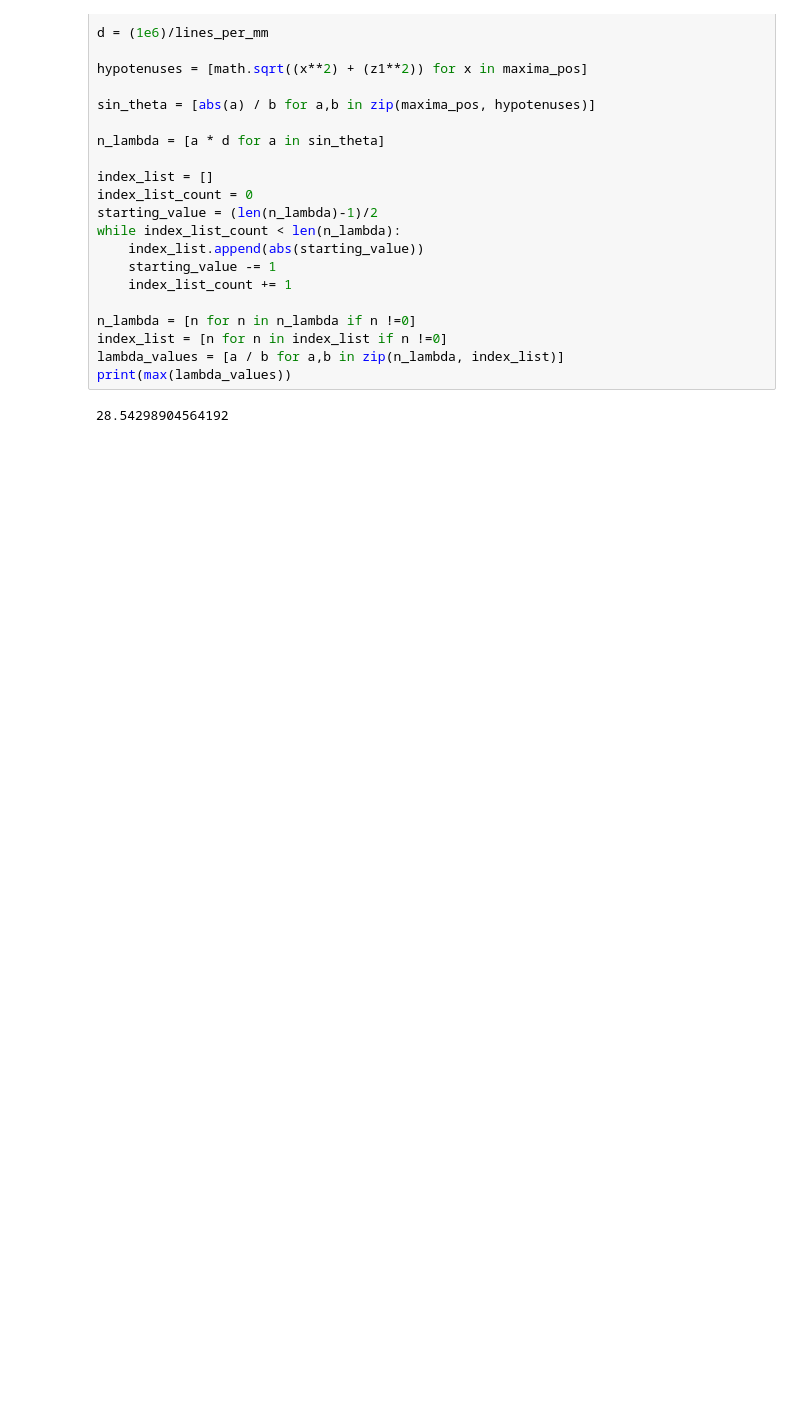
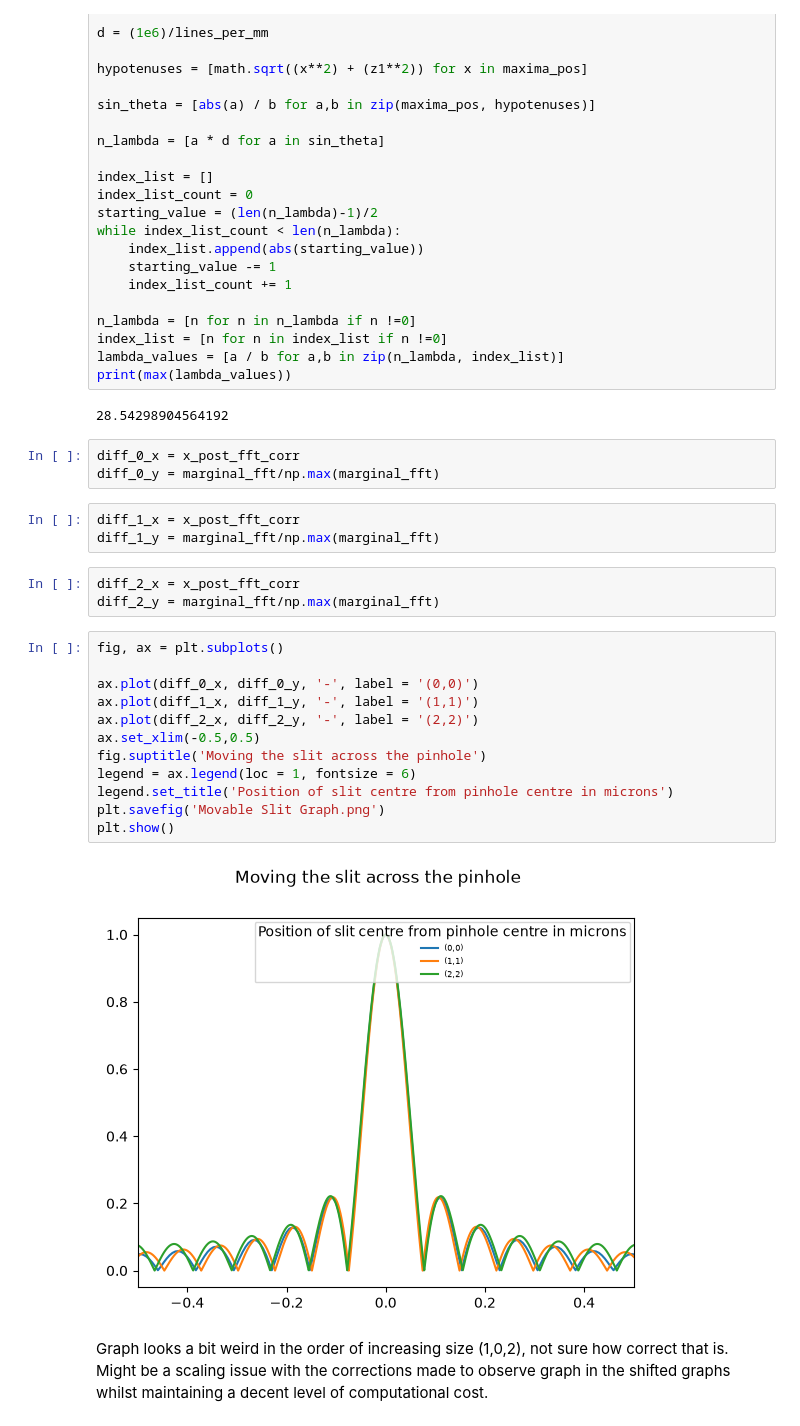
Before and after one commit to cosmosian-42/fraunhofer_diffraction, a Jupyter notebook: gaussian_beam/applying_a_mask.ipynb, the cells around one changed output. Cells and saved outputs as stored; diff of their text form; blank space fills up the shorter version.

Commit message:
Ran files on various beam sizes to compare- possible scaling issue

```diff
--- a/gaussian_beam/applying_a_mask.ipynb
+++ b/gaussian_beam/applying_a_mask.ipynb
@@ -465,3 +465,28 @@ lambda_values = [a / b for a,b in zip(n_lambda, index_list)]
 print(max(lambda_values))
 # %% [output]
 28.54298904564192
+# %%
+diff_0_x = x_post_fft_corr
+diff_0_y = marginal_fft/np.max(marginal_fft)
+# %%
+diff_1_x = x_post_fft_corr
+diff_1_y = marginal_fft/np.max(marginal_fft)
+# %%
+diff_2_x = x_post_fft_corr
+diff_2_y = marginal_fft/np.max(marginal_fft)
+# %%
+fig, ax = plt.subplots()
+
+ax.plot(diff_0_x, diff_0_y, '-', label = '(0,0)')
+ax.plot(diff_1_x, diff_1_y, '-', label = '(1,1)')
+ax.plot(diff_2_x, diff_2_y, '-', label = '(2,2)')
+ax.set_xlim(-0.5,0.5)
+fig.suptitle('Moving the slit across the pinhole')
+legend = ax.legend(loc = 1, fontsize = 6)
+legend.set_title('Position of slit centre from pinhole centre in microns')
+plt.savefig('Movable Slit Graph.png')
+plt.show()
+# %% [output]
+[figure, added]
+# %% [markdown]
+Graph looks a bit weird in the order of increasing size (1,0,2), not sure how correct that is. Might be a scaling issue with the corrections made to observe graph in the shifted graphs whilst maintaining a decent level of computational cost.
```
Also changed, not shown: parts of 3 cells of this notebook.
